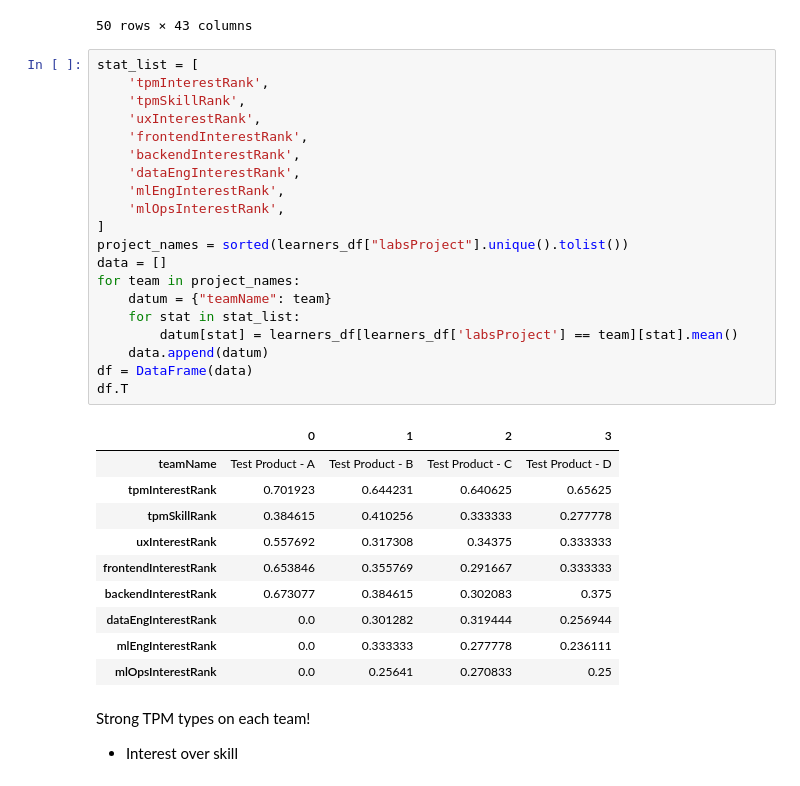
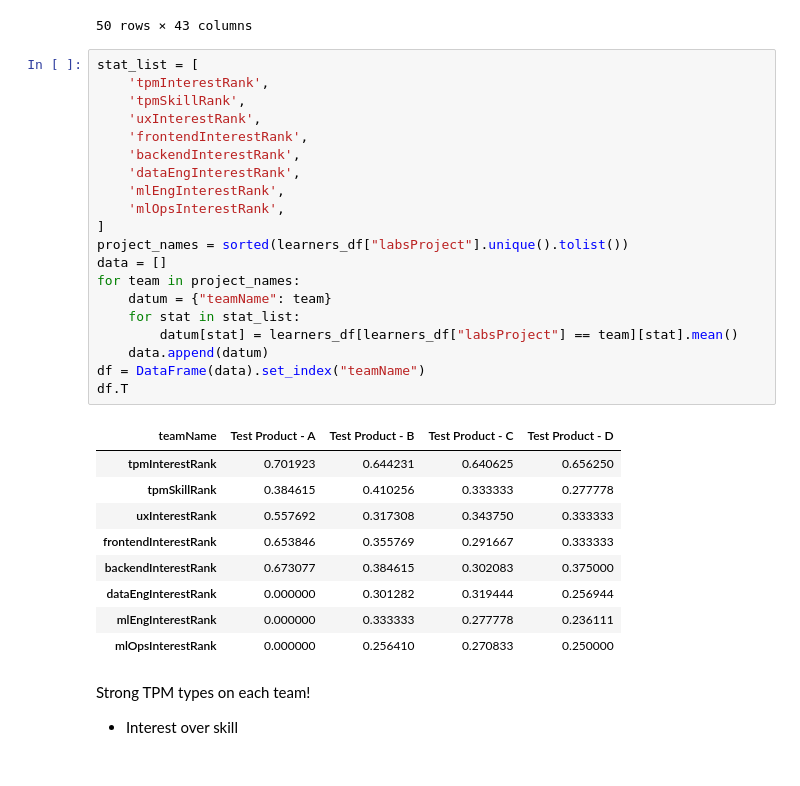
Before and after one commit to BloomTech-Labs/SortingHat4, a Jupyter notebook: notebooks/integration_tests.ipynb, the cells around one changed output. Drawn from its saved outputs; the diff is of its cells as text.

```diff
--- a/notebooks/integration_tests.ipynb
+++ b/notebooks/integration_tests.ipynb
@@ -165,34 +165,33 @@ learners_df
 # %%
 stat_list = [
     'tpmInterestRank',
     'tpmSkillRank',
     'uxInterestRank',
     'frontendInterestRank',
     'backendInterestRank',
     'dataEngInterestRank',
     'mlEngInterestRank',
     'mlOpsInterestRank',
 ]
 project_names = sorted(learners_df["labsProject"].unique().tolist())
 data = []
 for team in project_names:
     datum = {"teamName": team}
     for stat in stat_list:
-        datum[stat] = learners_df[learners_df['labsProject'] == team][stat].mean()
+        datum[stat] = learners_df[learners_df["labsProject"] == team][stat].mean()
     data.append(datum)
-df = DataFrame(data)
+df = DataFrame(data).set_index("teamName")
 df.T
 # %% [output]
-|  | 0 | 1 | 2 | 3 |
 | teamName | Test Product - A | Test Product - B | Test Product - C | Test Product - D |
-| tpmInterestRank | 0.701923 | 0.644231 | 0.640625 | 0.65625 |
+| tpmInterestRank | 0.701923 | 0.644231 | 0.640625 | 0.656250 |
 | tpmSkillRank | 0.384615 | 0.410256 | 0.333333 | 0.277778 |
-| uxInterestRank | 0.557692 | 0.317308 | 0.34375 | 0.333333 |
+| uxInterestRank | 0.557692 | 0.317308 | 0.343750 | 0.333333 |
 | frontendInterestRank | 0.653846 | 0.355769 | 0.291667 | 0.333333 |
-| backendInterestRank | 0.673077 | 0.384615 | 0.302083 | 0.375 |
-| dataEngInterestRank | 0.0 | 0.301282 | 0.319444 | 0.256944 |
-| mlEngInterestRank | 0.0 | 0.333333 | 0.277778 | 0.236111 |
-| mlOpsInterestRank | 0.0 | 0.25641 | 0.270833 | 0.25 |
+| backendInterestRank | 0.673077 | 0.384615 | 0.302083 | 0.375000 |
+| dataEngInterestRank | 0.000000 | 0.301282 | 0.319444 | 0.256944 |
+| mlEngInterestRank | 0.000000 | 0.333333 | 0.277778 | 0.236111 |
+| mlOpsInterestRank | 0.000000 | 0.256410 | 0.270833 | 0.250000 |
 # %% [markdown]
 Strong TPM types on each team!
 - Interest over skill
```
Also changed, not shown: 2 other files.
